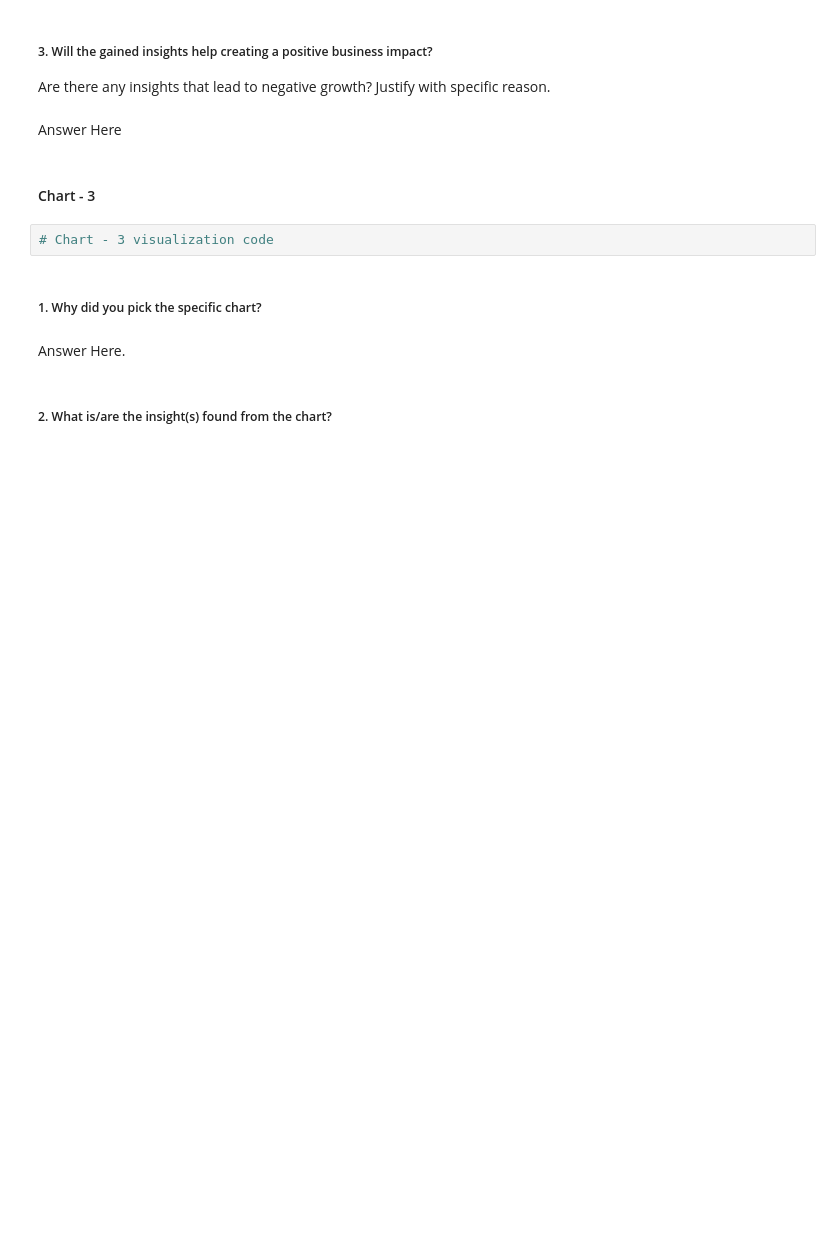
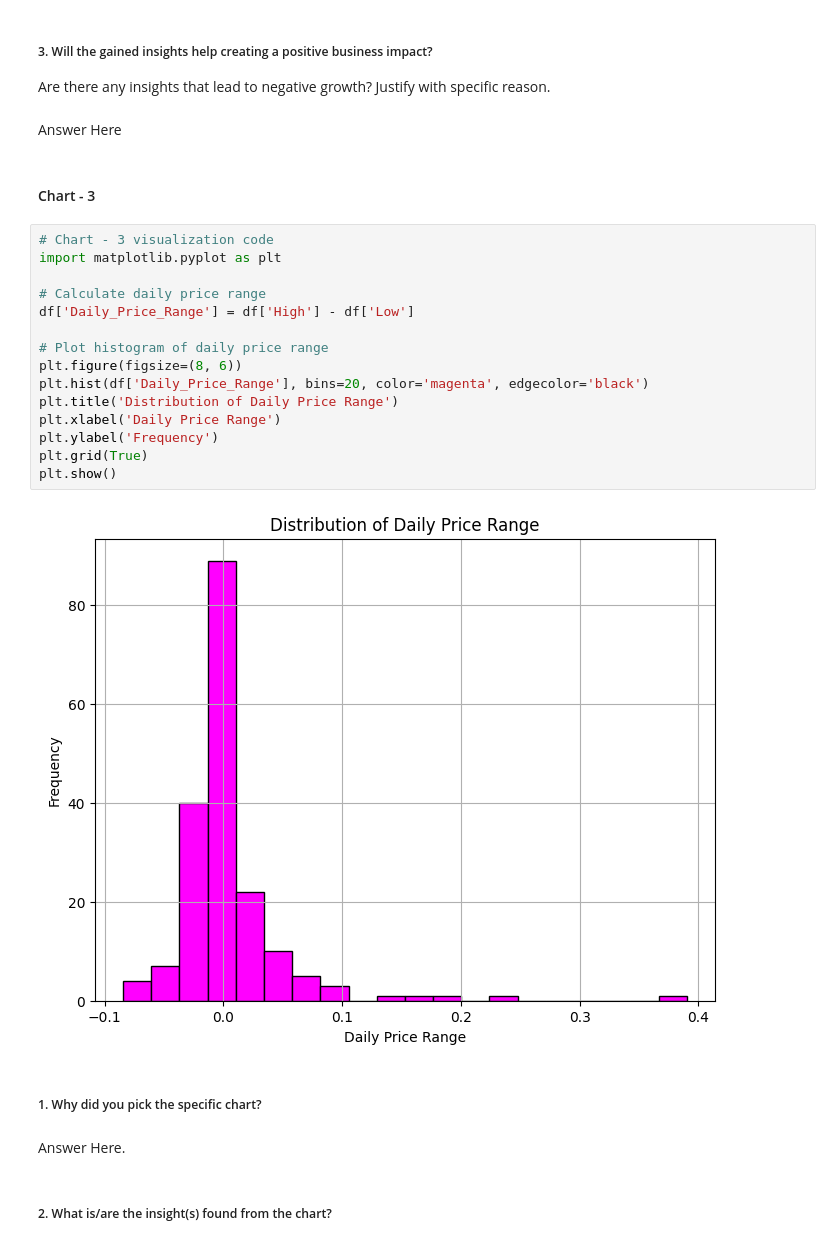
Before and after one commit to deveshsharma09/Yes-Bank-Stock-Closing-Price-Prediction, a Jupyter notebook: Yes_Bank_Stock_Closing_Price_Prediction.ipynb, the cells around one changed output. Saved outputs shown, nothing was run; the diff lists cells and outputs as text; blank space fills up the shorter version.

```diff
--- a/Yes_Bank_Stock_Closing_Price_Prediction.ipynb
+++ b/Yes_Bank_Stock_Closing_Price_Prediction.ipynb
@@ -270,8 +374,23 @@ Are there any insights that lead to negative growth? Justify with specific reaso
 Answer Here
 # %% [markdown]
 #### Chart - 3
-# %%
-# Chart - 3 visualization code
+# %%
+# Chart - 3 visualization code
+import matplotlib.pyplot as plt
+
+# Calculate daily price range
+df['Daily_Price_Range'] = df['High'] - df['Low']
+
+# Plot histogram of daily price range
+plt.figure(figsize=(8, 6))
+plt.hist(df['Daily_Price_Range'], bins=20, color='magenta', edgecolor='black')
+plt.title('Distribution of Daily Price Range')
+plt.xlabel('Daily Price Range')
+plt.ylabel('Frequency')
+plt.grid(True)
+plt.show()
+# %% [output]
+[figure, added]
 # %% [markdown]
 ##### 1. Why did you pick the specific chart?
 # %% [markdown]
```
Also changed, not shown: parts of 44 cells of this notebook.
